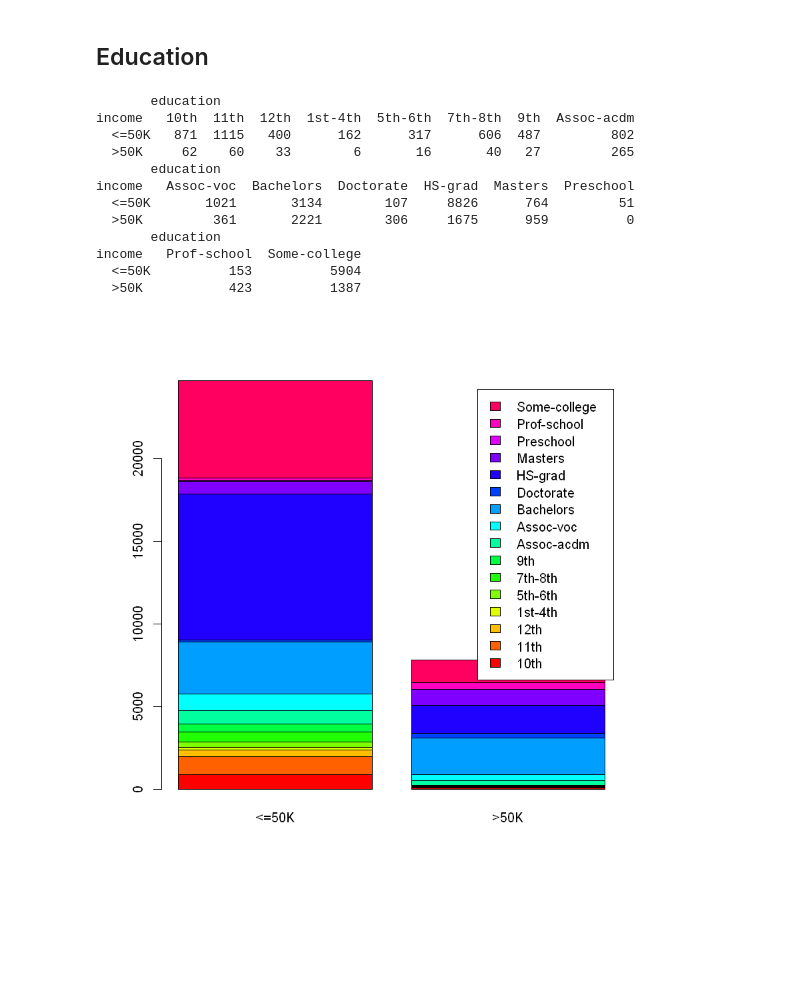
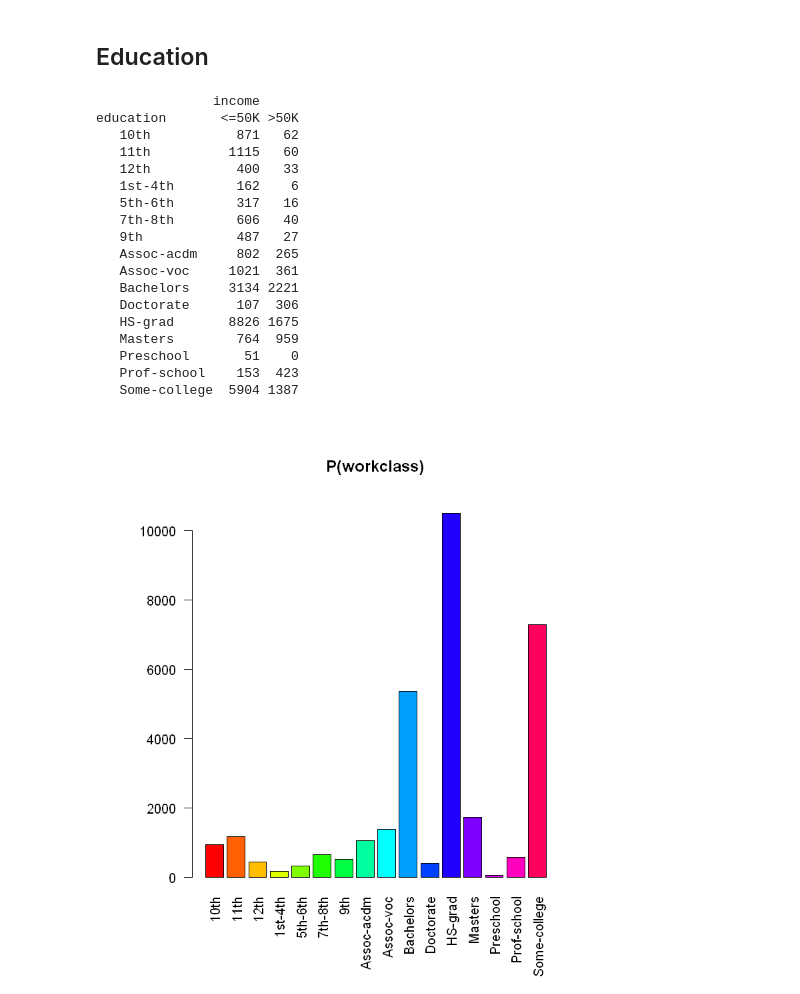
Before and after one commit to Thibault-Cart/Tp1_DataMinning, a Jupyter notebook: Tp1.ipynb, the cells around one changed output. Drawn from its saved outputs; the diff is of its cells as text; code cells hidden in the pictures; blank space fills up the shorter version.

Commit message:
workclass et education fait

```diff
--- a/Tp1.ipynb
+++ b/Tp1.ipynb
@@ -74,19 +78,28 @@ workclass           <=50K  >50K
 ## Education
 # %%
 nbeducation <- length(unique(myData$education))
-table(myData[, c(15, 4)])
-barplot((table(myData[, c(4, 15)])), legend = T, col = rainbow(nbeducation))
+table(myData[, c(4, 15)])
+
+
+barplot((table(myData[, c(4)])), main = "P(workclass)", legend = F, beside = FALSE, col = rainbow(nbeducation), las = 2)
+barplot(t(prop.table(table(myData[, c(4, 15)]), 1)), main = "P(income|workclass)", legend = TRUE, beside = FALSE, col = rainbow(nbeducation), las = 2)
 # %% [output]
-       education
-income   10th  11th  12th  1st-4th  5th-6th  7th-8th  9th  Assoc-acdm
-  <=50K   871  1115   400      162      317      606  487         802
-  >50K     62    60    33        6       16       40   27         265
-       education
-income   Assoc-voc  Bachelors  Doctorate  HS-grad  Masters  Preschool
-  <=50K       1021       3134        107     8826      764         51
-  >50K         361       2221        306     1675      959          0
-       education
-income   Prof-school  Some-college
-  <=50K          153          5904
-  >50K           423          1387
+               income
+education       <=50K >50K
+   10th           871   62
+   11th          1115   60
+   12th           400   33
+   1st-4th        162    6
+   5th-6th        317   16
+   7th-8th        606   40
+   9th            487   27
+   Assoc-acdm     802  265
+   Assoc-voc     1021  361
+   Bachelors     3134 2221
+   Doctorate      107  306
+   HS-grad       8826 1675
+   Masters        764  959
+   Preschool       51    0
+   Prof-school    153  423
+   Some-college  5904 1387
-[figure, old version]
+[figure, new version]
```
Also changed, not shown: parts of 3 cells of this notebook.
